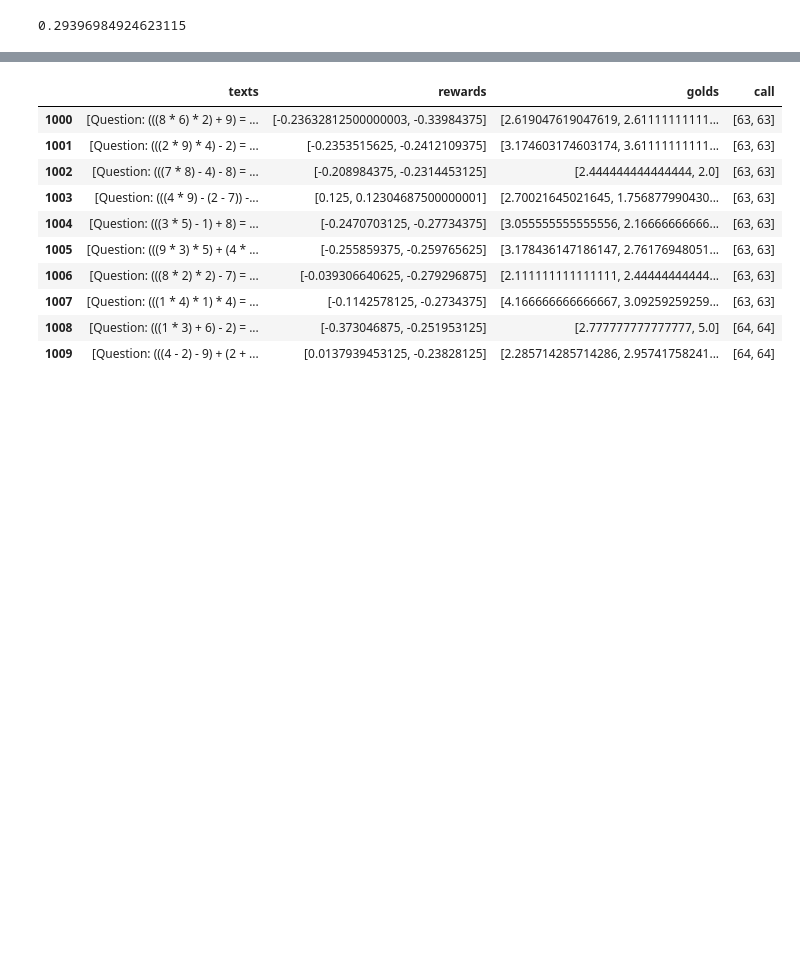
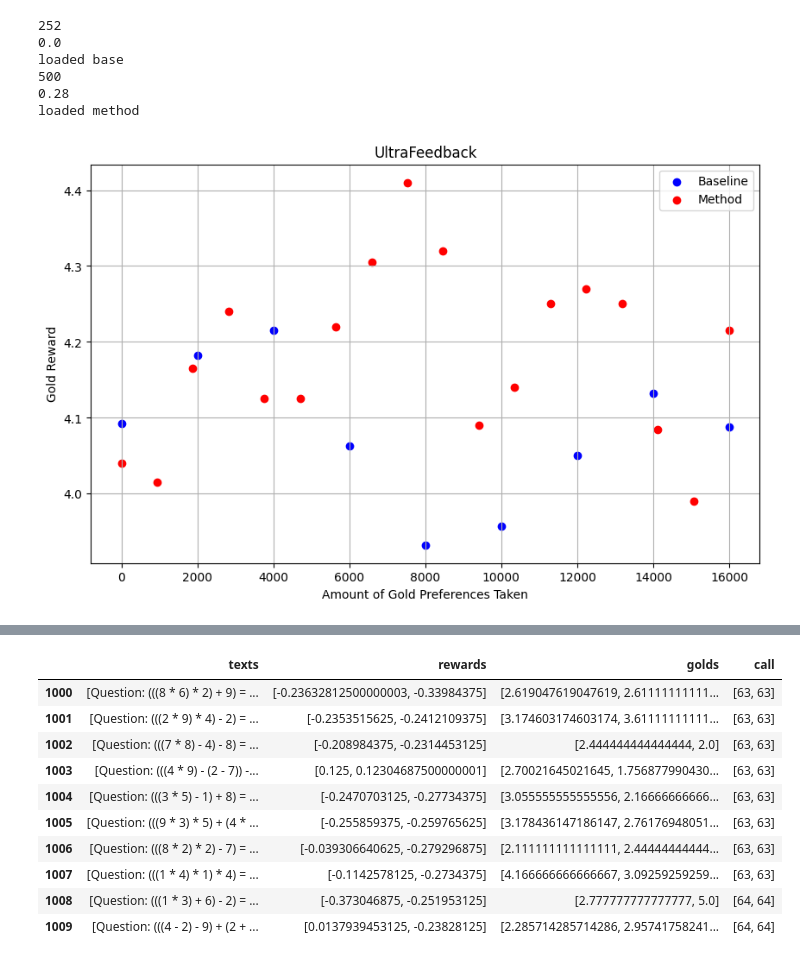
Before and after one commit to PrasannS/d2po, a Jupyter notebook: notebooks/trainlog_analysis.ipynb, the cells around one changed output, grey strips where cells are left out. Cells and saved outputs as stored; diff of their text form; code cells hidden in the pictures; blank space fills up the shorter version.

```diff
--- a/notebooks/trainlog_analysis.ipynb
+++ b/notebooks/trainlog_analysis.ipynb
@@ -28,21 +15,0 @@ print(len(tmp))
-# %%
-rat = 0
-ngs = []
-accs = []
-sind = 0
-for ind, row in tmp.iloc[sind:].iterrows():
-    # row['golds'] = get_synth_rewards(row['texts'], 'bagofwords')
-    if len(row['golds'])==0:
-        continue
-    ngs.append(row['golds'])
-    if row['golds'][0]==row['golds'][1]:
-            continue
-    if ((row['rewards'][0]>row['rewards'][1])!=(row['golds'][0]>row['golds'][1])):
-        rat+=1
-        accs.append(0)
-    else:
-        accs.append(1)
-#tmp['golds'] = ngs
-print(rat/len(ngs))
-# %% [output]
-0.29396984924623115
@@ -49 +87,50 @@ print(rat/len(ngs))
+# %%
+# baselines for all our things
+basefs = {
+    'nouns':"../outputs/results/rollouts/nouns/ppo_goldb8.jsonl",
+    'bagofwords':"../outputs/results/rollouts/bagofwords/ppo_goldb8_dpobase_v2.jsonl",
+    'math':"../outputs/results/rollouts/math/ppo_goldb8easy4fix.jsonl",
+    'cdist':"../outputs/results/rollouts/contrastivedistill/ppo_goldb8.jsonl",
+    'ultra':"../outputs/results/rollouts/ultra/ppo_ultragolddpoplusfinal2.jsonl"
+}
+# methods that do the best in each thing
+bestmethds = {
+    'nouns':"../outputs/results/dynarmlogs/nouns/tiny_rm_confnoun_newalgo_2small_5testv3new.jsonl",
+    'bagofwords':"../outputs/results/dynarmlogs/bagofwords/bowtiny_rm_conf_newalgo_5testnew.jsonl",
+    'math':"../outputs/results/dynarmlogs/math/tiny_rm_rand8repeasy4_1v2fix.jsonl",
+    'cdist':"../outputs/results/dynarmlogs/contrastivedistill/tiny_rm_rand_cdist_10_5_activefix.jsonl",
+    'ultra':"../outputs/results/dynarmlogs/ultra/tiny_rm_conf_active_newalgoultra.jsonl"
+}
+baseratio = 8
+mratios = {'bagofwords':2, 'nouns':0.8, 'math':2, 'cdist':1, 'ultra':8}
+dset = "ultra"
+tmpbase = loadf(basefs[dset])
+basengs, baseaccs = makengs(tmpbase)
+print("loaded base")
+tmpmethod = loadf(bestmethds[dset])
+methngs, methaccs = makengs(tmpmethod)
+print("loaded method")
+
+# tlog = pd.read_json("../../active-rlhf/outputs/results/rollouts/math/ppo_goldb8easy4fix.jsonl", orient='records', lines=True, nrows=64000)
+# tlog = pd.read_json("../../outputs/bagofwords/dynarmlogs/expbow50_updatereprod_fix.jsonl", orient='records', lines=True)
+# tlog = pd.read_json("../../activereprod/active-rlhf/outputs/results/dynarmlogs/math/u/prasanns/research/active-rlhf/outputs/models/math/tiny_rm_rand_subsamp_onlymathreprod3.jsonl", orient='records', lines=True)
+# tlog = pd.read_json("../outputs/results/dynarmlogs/.jsonl", orient='records', lines=True)
+# %% [output]
+252
+0.0
+loaded base
+500
+0.28
+loaded method
+# %%
+# get sliding window means over some input list (smoothened)
+def intervmean(vals, interv=25, window=100):
+    return [mean(vals[i:i+window]) for i in range(0, len(vals)-window, interv)]
+
+basemeans = intervmean([mean(m) for m in basengs], 25, 50)
+methmeans = intervmean([mean(m) for m in methngs], 25 , 50)
+# %%
+fig = ratio_scatter(basemeans, methmeans, 2000, baseratio, mratios[dset], "efficientplots/"+dset+".pdf", "UltraFeedback")
+# %% [output]
+[figure, added]
 # %%
```
Also changed, not shown: parts of 10 cells of this notebook, 3 other files.
